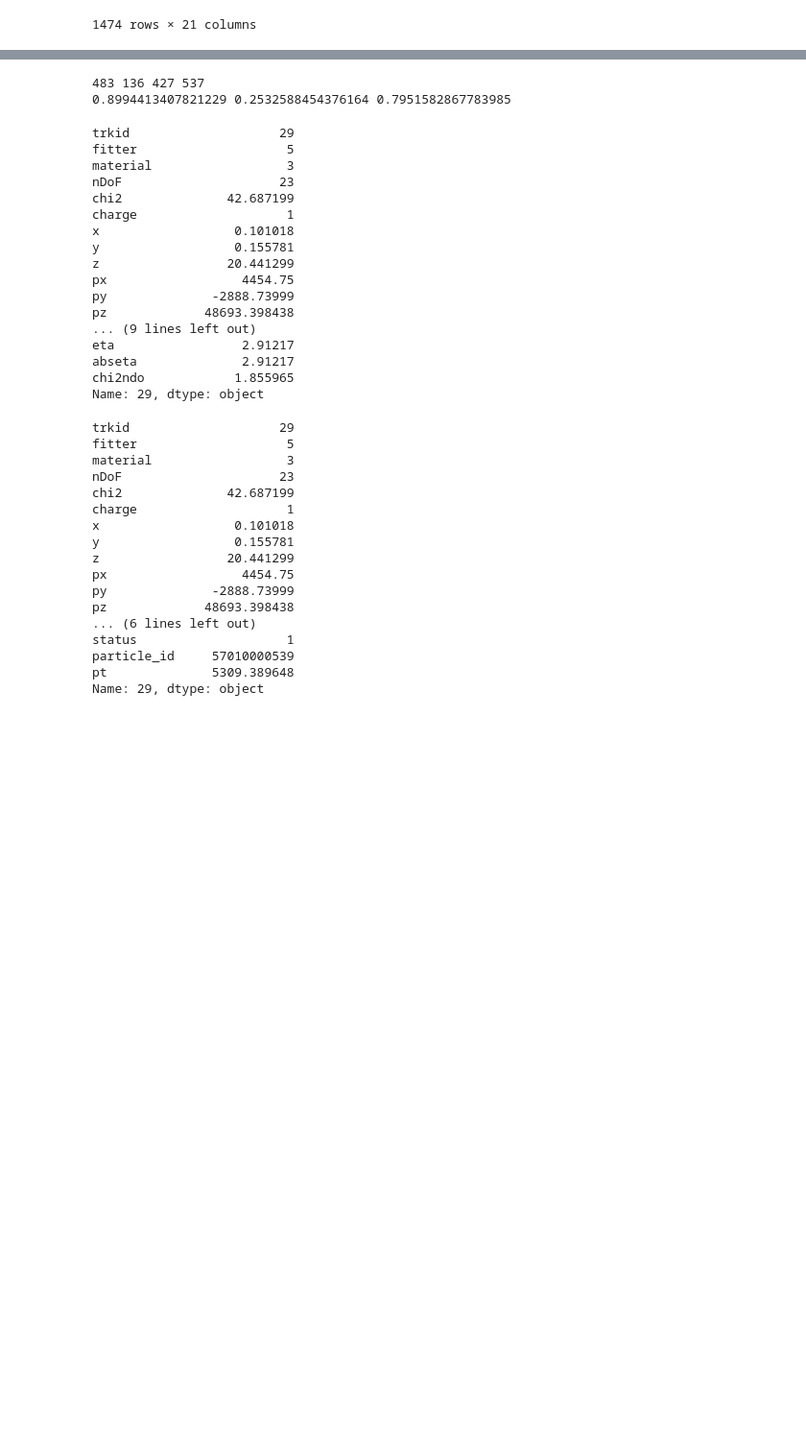
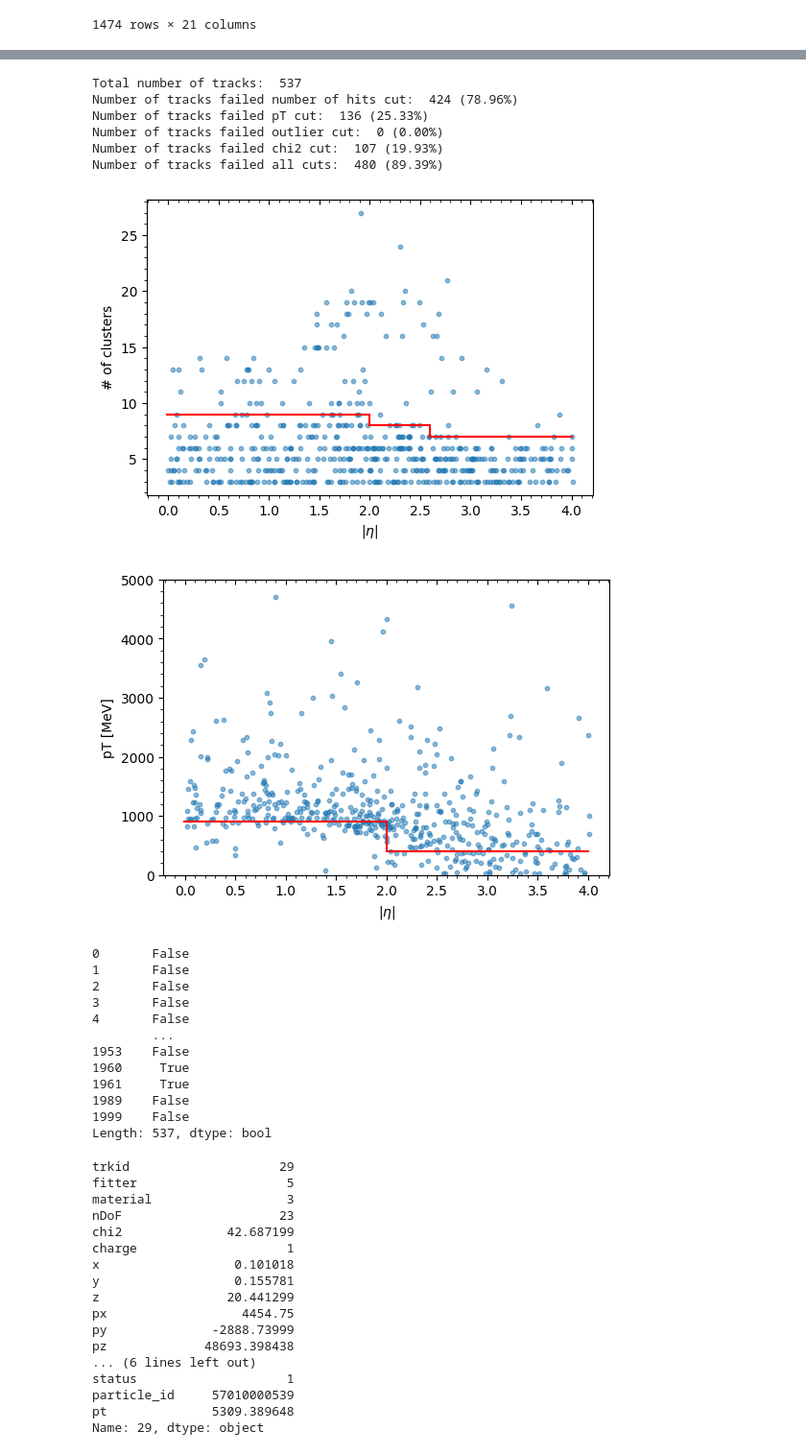
Before and after one commit to xju2/visual_tracks, a Jupyter notebook: notebooks/compare_ckf_with_GNN.ipynb, the cells around one changed output, grey strips where cells are left out. Shown at 96% size. Saved outputs shown, nothing was run; the diff lists cells and outputs as text; code cells hidden in the pictures; blank space fills up the shorter version.

```diff
--- a/notebooks/compare_ckf_with_GNN.ipynb
+++ b/notebooks/compare_ckf_with_GNN.ipynb
@@ -440,3 +450,9 @@ disjoints = gnn_reader.true_tracks[gnn_reader.true_tracks.trkid.isin(disjoint_tr
+# %%
+momentum = np.sqrt(disjoints.px**2 + disjoints.py**2 + disjoints.pz**2)
+theta = np.arccos(disjoints.pz / momentum)
+eta = -np.log(np.tan(theta/2))
+chi2ndof = disjoints.chi2 / disjoints.nDoF
+disjoints = disjoints.assign(eta=eta, abseta=np.abs(eta), chi2_ndof=chi2ndof)
 # %%
 disjoints.columns
 # %% [output]
@@ -452,2 +463,0 @@ chi2ndof = disjoints.chi2 / disjoints.nDoF
-# %%
-disjoints = disjoints.assign(eta=eta, abseta=np.abs(eta), chi2ndo=chi2ndof)
@@ -490,26 +463,0 @@ failed_pt = disjoints[pt_cuts].shape[0]
-# %%
-print(failed_all, failed_pt, failed_num_sc, disjoints.shape[0])
-print(failed_all/disjoints.shape[0], failed_pt/disjoints.shape[0], failed_num_sc/disjoints.shape[0])
-# %% [output]
-483 136 427 537
-0.8994413407821229 0.2532588454376164 0.7951582867783985
-# %%
-disjoints[~(num_sc_cuts | pt_cuts | chi2_cuts)].iloc[0]
-# %% [output]
-trkid                    29
-fitter                    5
-material                  3
-nDoF                     23
-chi2              42.687199
-charge                    1
-x                  0.101018
-y                  0.155781
-z                 20.441299
-px                  4454.75
-py              -2888.73999
-pz             48693.398438
-... (9 lines left out)
-eta                 2.91217
-abseta              2.91217
-chi2ndo            1.855965
-Name: 29, dtype: object
@@ -520,3 +464,28 @@ for x in ar_common_tracks:
+# %%
+analyzer = TrackAnalyzer(gnn_reader)
+# %%
+_ = analyzer.apply_eta_dep_cuts(disjoints)
+# %% [output]
+Total number of tracks:  537
+Number of tracks failed number of hits cut:  424 (78.96%)
+Number of tracks failed pT cut:  136 (25.33%)
+Number of tracks failed outlier cut:  0 (0.00%)
+Number of tracks failed chi2 cut:  107 (19.93%)
+Number of tracks failed all cuts:  480 (89.39%)
+[figure, added]
+[figure, added]
+0       False
+1       False
+2       False
+3       False
+4       False
+        ...
+1953    False
+1960     True
+1961     True
+1989    False
+1999    False
+Length: 537, dtype: bool
 # %%
 gnn_reader.true_tracks.iloc[29]
 # %% [output]
```
Also changed, not shown: parts of 16 cells of this notebook.
